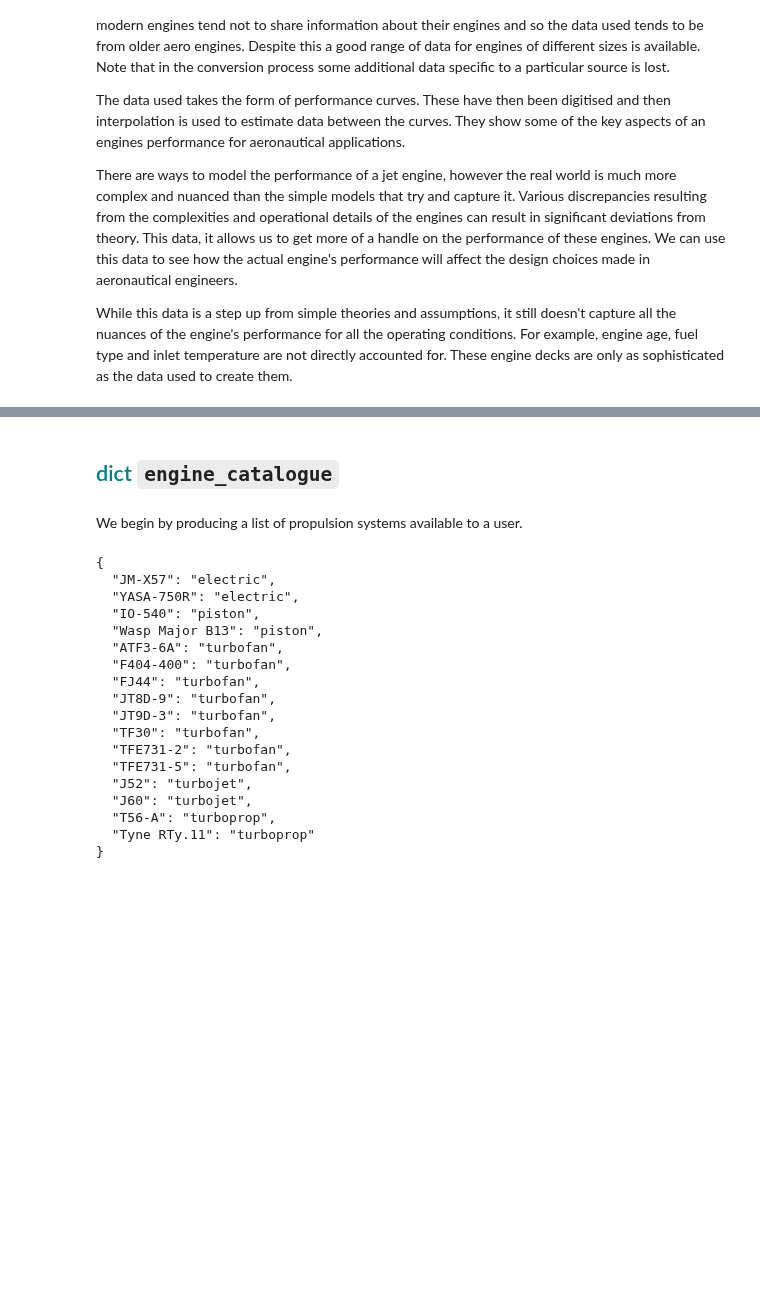
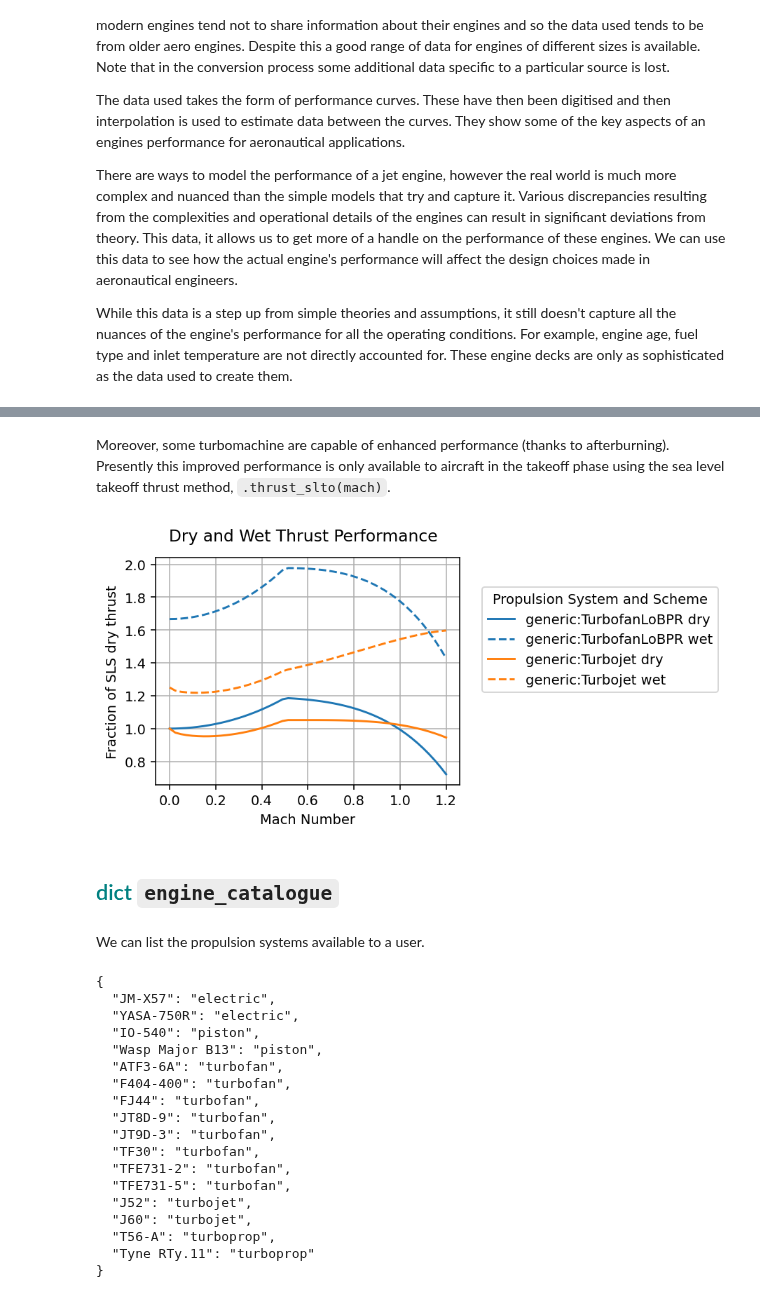
Before and after one commit to yaseen157/ADRpy, a Jupyter notebook: docs/ADRpy/notebooks/ADRpy models - Engine Decks.ipynb, the cells around one changed output, grey strips where cells are left out. Saved outputs shown, nothing was run; the diff lists cells and outputs as text; code cells hidden in the pictures; blank space fills up the shorter version.

```diff
--- a/docs/ADRpy/notebooks/ADRpy models - Engine Decks.ipynb
+++ b/docs/ADRpy/notebooks/ADRpy models - Engine Decks.ipynb
@@ -15,7 +60,32 @@ While this data is a step up from simple theories and assumptions, it still does
+# %% [markdown]
+Moreover, some turbomachine are capable of enhanced performance (thanks to afterburning).
+Presently this improved performance is only available to aircraft in the takeoff phase using the sea level takeoff thrust method, `.thrust_slto(mach)`.
+# %%
+fig, ax = plt.subplots(dpi=140, figsize=(4, 3))
+
+machs = np.linspace(0, 1.2)
+
+for turbomachine in turbomachines:
+    thrust = turbomachine.thrust(machs, altitude=0)
+    thrust_slto = turbomachine.thrust_slto(machs)
+    if (thrust == thrust_slto).all():
+        continue
+
+    line2d, = ax.plot(machs, thrust, label=f"{turbomachine.name} dry")
+    ax.plot(machs, thrust_slto, c=line2d.get_c(), ls="--", label=f"{turbomachine.name} wet")
+
+fig.suptitle("Dry and Wet Thrust Performance")
+ax.legend(title="Propulsion System and Scheme", bbox_to_anchor=(1.05, 0.9), loc="upper left")
+ax.set_xlabel("Mach Number")
+ax.set_ylabel("Fraction of SLS dry thrust")
+ax.grid()
+plt.show()
+# %% [output]
+[figure, added]
 # %% [markdown]
 ## <span style="color:teal">dict</span> `engine_catalogue`
 # %% [markdown]
-We begin by producing a list of propulsion systems available to a user.
+We can list the propulsion systems available to a user.
 # %%
 import json
 from ADRpy.propulsion import engine_catalogue
```
Also changed, not shown: parts of 11 cells of this notebook, 3 other files.
